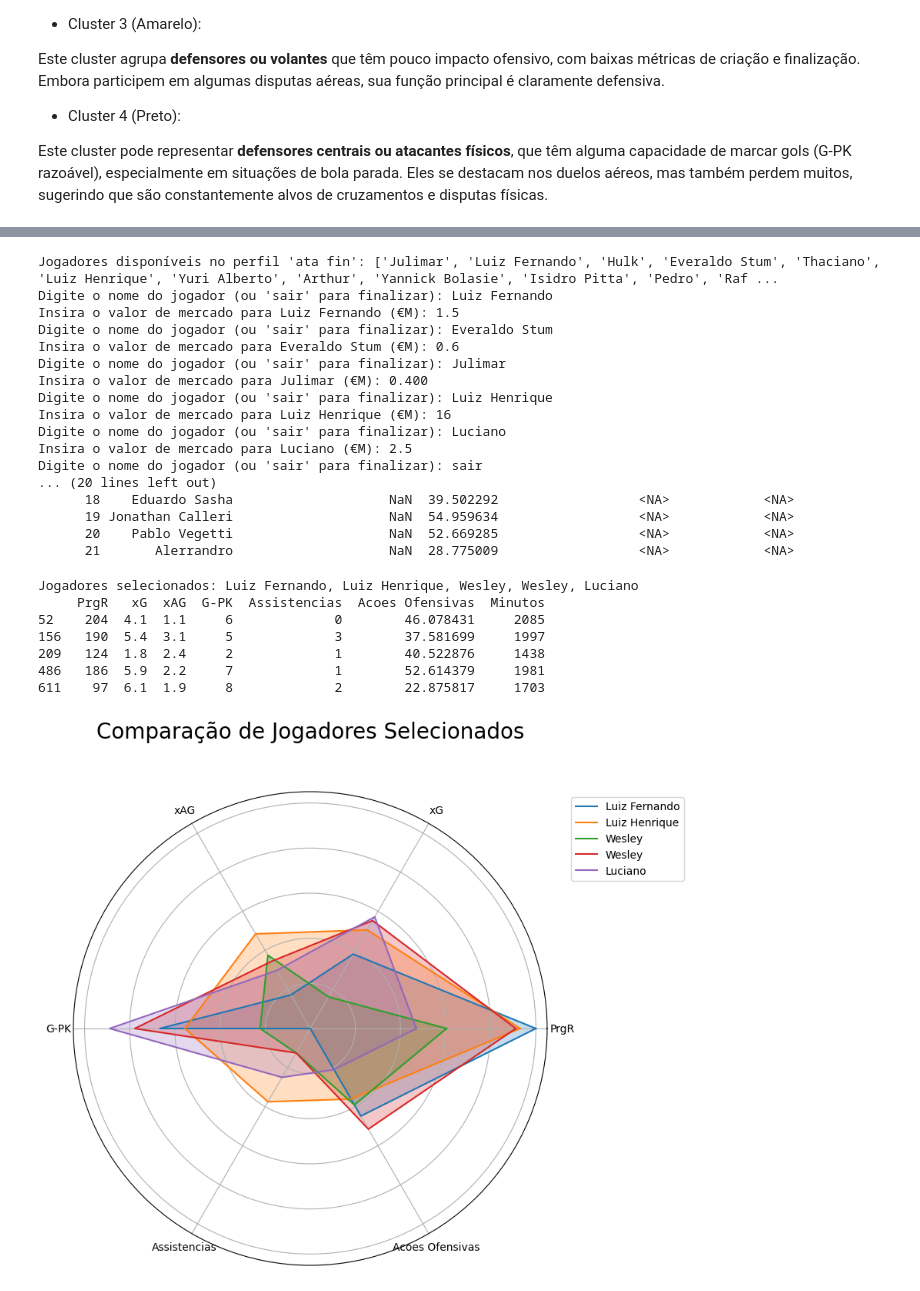
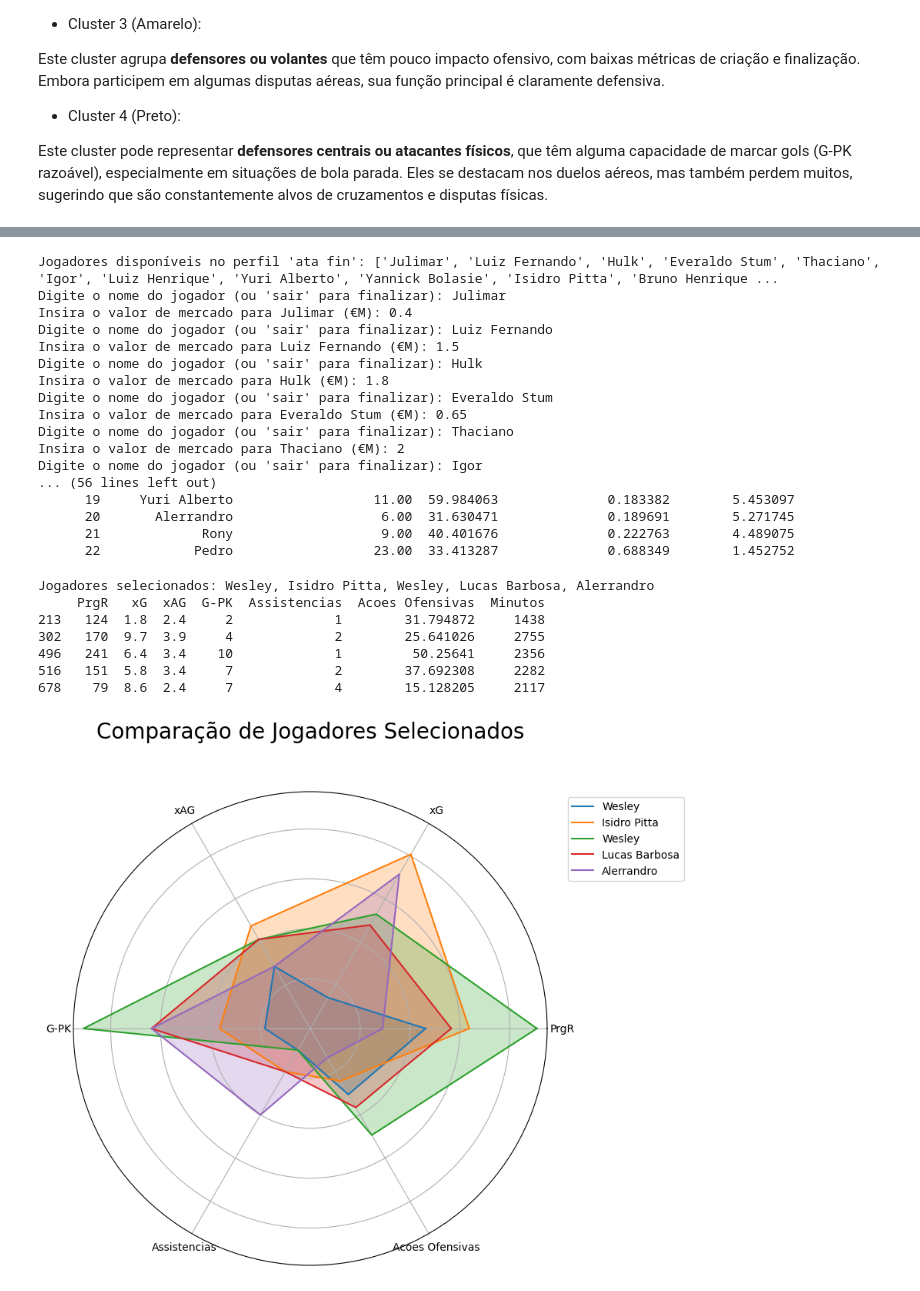
Before and after one commit to ohallao/MoneyBall-Brasileirao, a Jupyter notebook: MoneyBall_Braisleirao_Atacantes.ipynb, the cells around one changed output, grey strips where cells are left out. Cells and saved outputs as stored; diff of their text form; code cells hidden in the pictures.

```diff
--- a/MoneyBall_Braisleirao_Atacantes.ipynb
+++ b/MoneyBall_Braisleirao_Atacantes.ipynb
@@ -363,7 +373,7 @@ scaler = StandardScaler()
 X_scaled = scaler.fit_transform(striker[['PrgR','xG','xAG','G-PK','Assistencias','Acoes Ofensivas','Aerial Duel Won','Aerial Duel Lost']])
 
 # Definir e ajustar o modelo K-Means
-kmeans = KMeans(n_clusters=5, random_state=42)
+kmeans = KMeans(n_clusters=5, init='random', random_state=42)
 clusters = kmeans.fit_predict(X_scaled)
 
 # Adicionar os clusters ao DataFrame
@@ -537,13 +578,13 @@ Jogadores no perfil: ata fin
 # %%
 # Dicionário dos peso para cada métrica
 pesos = {
-    'PrgR': 1.0,
-    'xG': 1.25,
-    'xAG': 1.0,
-    'G-PK': 1.50,
-    'Assistencias': 1.1,
-    'Acoes Ofensivas': 1.0,
-    'Aerial Duel%': 1.1
+    'PrgR': 4,
+    'xG': 5,
+    'xAG': 4,
+    'G-PK': 10.0,
+    'Assistencias': 3,
+    'Acoes Ofensivas': 2,
+    'Aerial Duel%': 2
 }
 
 # Função para normalizar uma métrica com base no valor máximo
@@ -715,23 +705,23 @@ resultado_final = resultado_final[
 print("\nRanking de jogadores por eficiência de valor:")
 print(resultado_final.to_string(index=False))
 # %% [output]
-Jogadores disponíveis no perfil 'ata fin': ['Julimar', 'Luiz Fernando', 'Hulk', 'Everaldo Stum', 'Thaciano', 'Luiz Henrique', 'Yuri Alberto', 'Arthur', 'Yannick Bolasie', 'Isidro Pitta', 'Pedro', 'Raf ...
+Jogadores disponíveis no perfil 'ata fin': ['Julimar', 'Luiz Fernando', 'Hulk', 'Everaldo Stum', 'Thaciano', 'Igor', 'Luiz Henrique', 'Yuri Alberto', 'Yannick Bolasie', 'Isidro Pitta', 'Bruno Henrique ...
+Digite o nome do jogador (ou 'sair' para finalizar): Julimar
+Insira o valor de mercado para Julimar (€M): 0.4
 Digite o nome do jogador (ou 'sair' para finalizar): Luiz Fernando
 Insira o valor de mercado para Luiz Fernando (€M): 1.5
+Digite o nome do jogador (ou 'sair' para finalizar): Hulk
+Insira o valor de mercado para Hulk (€M): 1.8
 Digite o nome do jogador (ou 'sair' para finalizar): Everaldo Stum
-Insira o valor de mercado para Everaldo Stum (€M): 0.6
-Digite o nome do jogador (ou 'sair' para finalizar): Julimar
-Insira o valor de mercado para Julimar (€M): 0.400
-Digite o nome do jogador (ou 'sair' para finalizar): Luiz Henrique
-Insira o valor de mercado para Luiz Henrique (€M): 16
-Digite o nome do jogador (ou 'sair' para finalizar): Luciano
-Insira o valor de mercado para Luciano (€M): 2.5
-Digite o nome do jogador (ou 'sair' para finalizar): sair
-... (20 lines left out)
-      18    Eduardo Sasha                    NaN  39.502292                  <NA>            <NA>
-      19 Jonathan Calleri                    NaN  54.959634                  <NA>            <NA>
-      20    Pablo Vegetti                    NaN  52.669285                  <NA>            <NA>
-      21       Alerrandro                    NaN  28.775009                  <NA>            <NA>
+Insira o valor de mercado para Everaldo Stum (€M): 0.65
+Digite o nome do jogador (ou 'sair' para finalizar): Thaciano
+Insira o valor de mercado para Thaciano (€M): 2
+Digite o nome do jogador (ou 'sair' para finalizar): Igor
+... (56 lines left out)
+      19     Yuri Alberto                  11.00  59.984063              0.183382        5.453097
+      20       Alerrandro                   6.00  31.630471              0.189691        5.271745
+      21             Rony                   9.00  40.401676              0.222763        4.489075
+      22            Pedro                  23.00  33.413287              0.688349        1.452752
 # %%
 def radar_chart_por_jogadores(jogadores_selecionados, df):
     # Filtrar os jogadores pelos nomes inseridos
@@ -756,38 +746,38 @@ def radar_chart_por_jogadores(jogadores_selecionados, df):
         jogadores_normalizados[metrica] = (jogadores_filtrados[metrica] - min_val) / (max_val - min_val)
 
     # Ângulos para o gráfico radar
     angles = np.linspace(0, 2 * np.pi, num_vars, endpoint=False).tolist()
     angles += angles[:1]  # Fechar o círculo
 
     fig, ax = plt.subplots(figsize=(8, 8), subplot_kw=dict(polar=True))
 
     # Loop pelos jogadores selecionados
     for i, row in jogadores_normalizados.iterrows():
         valores = row[metricas].tolist()
         valores += valores[:1]  # Fechar o círculo
 
         # Plotar a linha e o preenchimento para o jogador
         ax.plot(angles, valores, label=row['jogador'])
         ax.fill(angles, valores, alpha=0.25)
 
     # Configurações do gráfico
     ax.set_yticklabels([])
     ax.set_xticks(angles[:-1])
     ax.set_xticklabels(metricas)
 
     plt.legend(loc='upper right', bbox_to_anchor=(1.3, 1))
     plt.title('Comparação de Jogadores Selecionados', size=20, color='black', y=1.1)
     plt.show()
 
 # Exemplo de uso: Insira os nomes dos jogadores que deseja comparar
-jogadores_selecionados = ['Wesley', 'Luiz Fernando','Luiz Henrique','Luciano']  # Altere conforme necessário
+jogadores_selecionados = ['Wesley', 'Isidro Pitta','Alerrandro','Lucas Barbosa']  # Altere conforme necessário
 radar_chart_por_jogadores(jogadores_selecionados, striker)
 # %% [output]
-Jogadores selecionados: Luiz Fernando, Luiz Henrique, Wesley, Wesley, Luciano
+Jogadores selecionados: Wesley, Isidro Pitta, Wesley, Lucas Barbosa, Alerrandro
      PrgR   xG  xAG  G-PK  Assistencias  Acoes Ofensivas  Minutos
-52    204  4.1  1.1     6             0        46.078431     2085
-156   190  5.4  3.1     5             3        37.581699     1997
-209   124  1.8  2.4     2             1        40.522876     1438
-486   186  5.9  2.2     7             1        52.614379     1981
-611    97  6.1  1.9     8             2        22.875817     1703
+213   124  1.8  2.4     2             1        31.794872     1438
+302   170  9.7  3.9     4             2        25.641026     2755
+496   241  6.4  3.4    10             1         50.25641     2356
+516   151  5.8  3.4     7             2        37.692308     2282
+678    79  8.6  2.4     7             4        15.128205     2117
-[figure, old version]
+[figure, new version]
```
Also changed, not shown: parts of 27 cells of this notebook.
